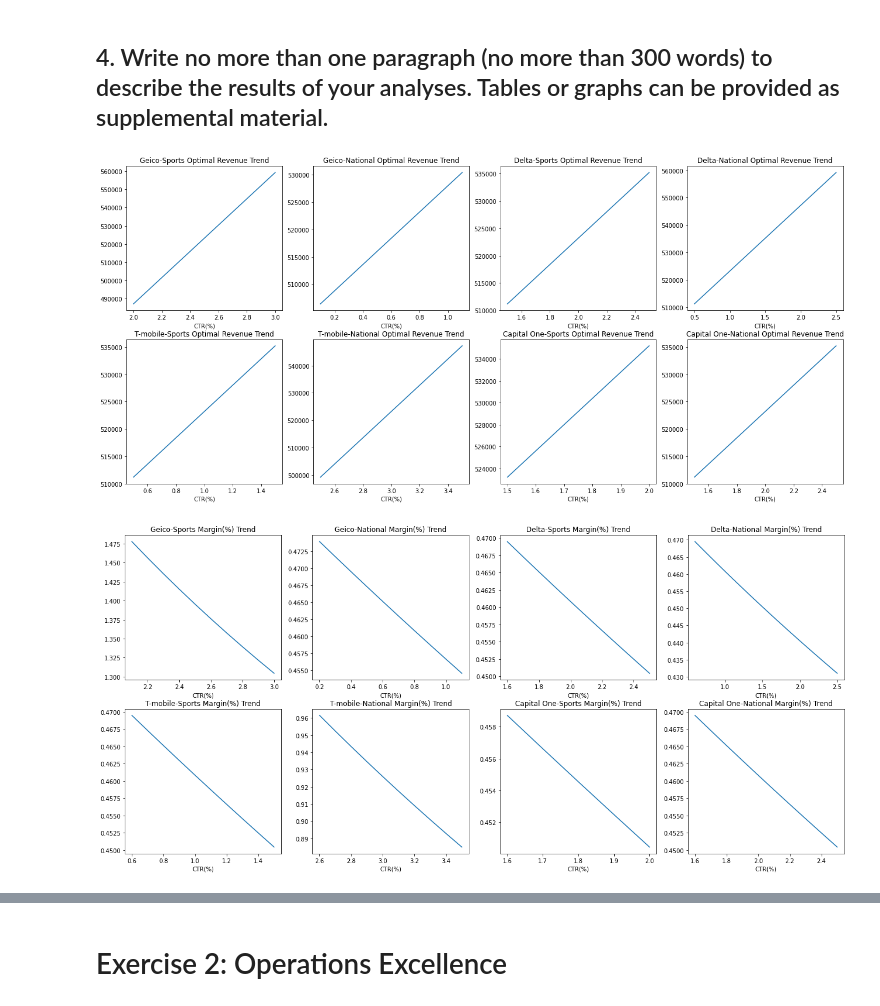
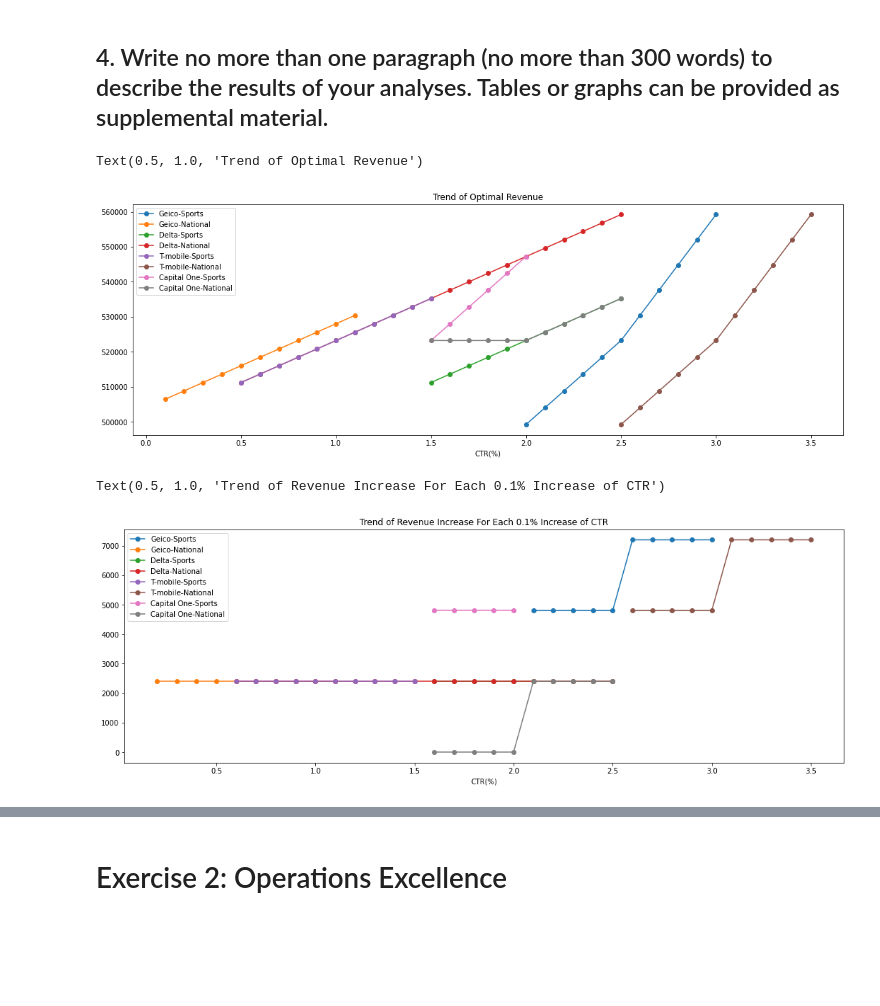
Before and after one commit to haohao13/optimization, a Jupyter notebook: Optimization.ipynb, the cells around one changed output, grey strips where cells are left out. Saved outputs shown, nothing was run; the diff lists cells and outputs as text; code cells hidden in the pictures; blank space fills up the shorter version.

```diff
--- a/Optimization.ipynb
+++ b/Optimization.ipynb
@@ -106,11 +106,11 @@ c2=(sum(x2))<=5*1000000 # Capacity on Sports
 c3=x1[0]>=2*1000000 # Geico must have at least 2m in Sports
 c4=x2[0]>=1*1000000 # Geico must have at least 1m in National
 c5=x2[1]>=1*1000000 # Delta must have at least 1m in National
-c6=x1[1]+x2[1]==2*1000000 # Delta's total number of impressions must be equal to 2m in total
+c6=x1[1]+x2[1]>=2*1000000 # Delta's total number of impressions must have at least 2m in total
 c7=x1[2]>=1*1000000 # T-mobile must have at least 1m impression in Sports
 c8=x2[2]>=1*1000000 # T-mobile must have at least 1m impression in National
-c9=x1[2]+x2[2]==3*1000000 # T-mobile's total number of impressions must be equal 3m in total
-c10=x1[3]+x2[3]==2*1000000 # Capital One's total number of impressions must be equal 2m in total
+c9=x1[2]+x2[2]>=3*1000000 # T-mobile's total number of impressions must have at least 3m in total
+c10=x1[3]+x2[3]>=2*1000000 # Capital One's total number of impressions must have at least 2m in total
 c=[c1,c2,c3,c4,c5,c6,c7,c8,c9,c10,x1>=0,x2>=0] # Non-negativity constraints
 
 # Form and solve the problem
@@ -162,11 +162,11 @@ def opt_solution(sg=2.5, sd=2.0, st=1.0, sc=1.5, ng=0.8, nd=1.0, nt=3.0, nc=2.0)
   c3=x1[0]>=2*1000000 # Geico must have at least 2m in Sports
   c4=x2[0]>=1*1000000 # Geico must have at least 1m in National
   c5=x2[1]>=1*1000000 # Delta must have at least 1m in National
-  c6=x1[1]+x2[1]==2*1000000 # Delta's total number of impressions must be equal to 2m in total
+  c6=x1[1]+x2[1]>=2*1000000 # Delta's total number of impressions must have at least 2m in total
   c7=x1[2]>=1*1000000 # T-mobile must have at least 1m impression in Sports
   c8=x2[2]>=1*1000000 # T-mobile must have at least 1m impression in National
-  c9=x1[2]+x2[2]==3*1000000 # T-mobile's total number of impressions must be equal 3m in total
-  c10=x1[3]+x2[3]==2*1000000 # Capital One's total number of impressions must be equal 2m in total
+  c9=x1[2]+x2[2]>=3*1000000 # T-mobile's total number of impressions must have at least 3m in total
+  c10=x1[3]+x2[3]>=2*1000000 # Capital One's total number of impressions must have at least 2m in total
   c=[c1,c2,c3,c4,c5,c6,c7,c8,c9,c10,x1>=0,x2>=0] # Non-negativity constraints
 
   # Form and solve the problem
@@ -216,21 +216,15 @@ for ctr in range(15,21,1):
 for ctr in range(15,26,1):
   sensitivity = sensitivity.append({'CTR(%)': ctr/10, 'Optimal_Revenue': opt_solution(nc=ctr/10), 'Advertiser-Section': 'Capital One-National'}, ignore_index=True)
 # %%
-## Calculate the % increase of optimal revenue per 0.1% increase of CTR
-sensitivity['Margin(%)'] = None
+## Calculate the increase of optimal revenue per 0.1% increase of CTR
+sensitivity['Revenue_Increase'] = None
 
 for row in range(len(sensitivity)):
   if row > 0 and sensitivity['Advertiser-Section'][row] == sensitivity['Advertiser-Section'][row-1]:
-    sensitivity['Margin(%)'][row] = 100*(sensitivity['Optimal_Revenue'][row]/sensitivity['Optimal_Revenue'][row-1]-1)
+    sensitivity['Revenue_Increase'][row] = sensitivity['Optimal_Revenue'][row]-sensitivity['Optimal_Revenue'][row-1]
   else:
     continue
 # %% [output]
 A value is trying to be set on a copy of a slice from a DataFrame
 
 See the caveats in the documentation: https://pandas.pydata.org/pandas-docs/stable/user_guide/indexing.html#returning-a-view-versus-a-copy
-# %%
-## Round the Optimal_revenue
-sensitivity['Optimal_Revenue'] = round(sensitivity['Optimal_Revenue'], 0)
-
-# sensitivity.to_csv('sensitivity.csv') ## to see the whole table
-sensitivity
@@ -252,29 +248,29 @@ sensitivity
 ## 4. Write no more than one paragraph (no more than 300 words) to describe the results of your analyses. Tables or graphs can be provided as supplemental material.
 # %%
 ## Trend of optimal revenue for each Advertiser-Section
-fig, ax = plt.subplots(figsize = (22,10))
+plt.figure(figsize=(18,6))
 
-i = 0
 for adsec in sensitivity['Advertiser-Section'].unique():
   trend = sensitivity[sensitivity['Advertiser-Section'] == adsec]
-  plt.subplot(2,4,i+1)
-  plt.plot(trend['CTR(%)'], trend['Optimal_Revenue'])
-  plt.title(str(adsec)+' Optimal Revenue Trend')
-  plt.xlabel("CTR(%)")
-  i = i + 1
+  plt.plot(trend['CTR(%)'], trend['Optimal_Revenue'], marker = 'o')
+
+plt.xlabel("CTR(%)")
+plt.legend(sensitivity['Advertiser-Section'].unique())
+plt.title('Trend of Optimal Revenue')
 # %% [output]
+Text(0.5, 1.0, 'Trend of Optimal Revenue')
-[figure, old version]
+[figure, new version]
 # %%
-## Trend of Margin(%) for each Advertiser-Section
-fig, ax = plt.subplots(figsize = (22,10))
+## Trend of revenue increase for each Advertiser-Section
+plt.figure(figsize=(18,6))
 
-i = 0
 for adsec in sensitivity['Advertiser-Section'].unique():
   trend = sensitivity[sensitivity['Advertiser-Section'] == adsec]
-  plt.subplot(2,4,i+1)
-  plt.plot(trend['CTR(%)'], trend['Margin(%)'])
-  plt.title(str(adsec)+' Margin(%) Trend')
-  plt.xlabel("CTR(%)")
-  i = i + 1
+  plt.plot(trend['CTR(%)'], trend['Revenue_Increase'], marker = 'o')
+
+plt.xlabel("CTR(%)")
+plt.legend(sensitivity['Advertiser-Section'].unique())
+plt.title('Trend of Revenue Increase For Each 0.1% Increase of CTR')
 # %% [output]
+Text(0.5, 1.0, 'Trend of Revenue Increase For Each 0.1% Increase of CTR')
-[figure, old version]
+[figure, new version]
```
Also changed, not shown: parts of 11 cells of this notebook.
